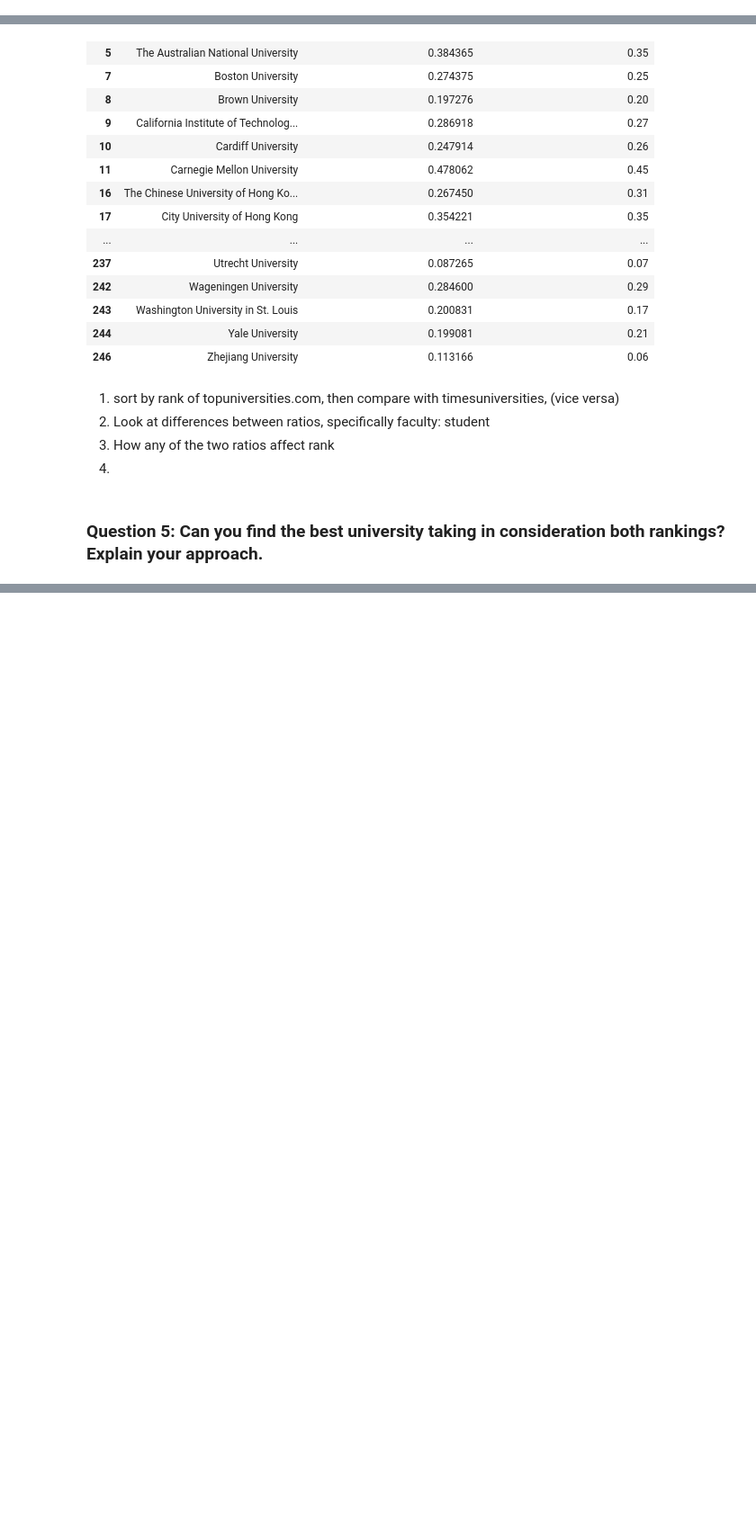
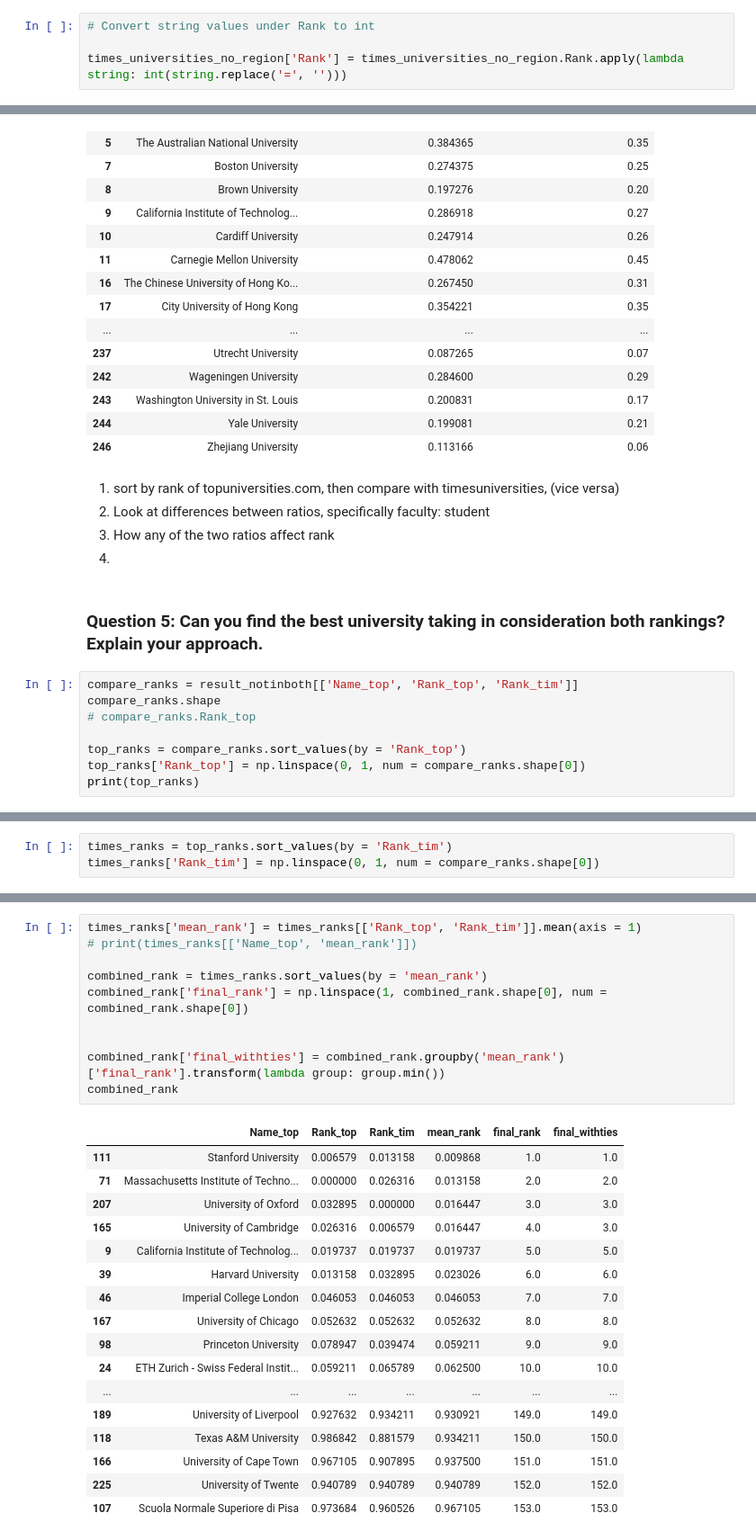
Before and after one commit to justcho5/ADA, a Jupyter notebook: homework02.ipynb, the cells around one changed output, grey strips where cells are left out. Shown at 90% size. Saved outputs shown, nothing was run; the diff lists cells and outputs as text; blank space fills up the shorter version.

```diff
--- a/homework02.ipynb
+++ b/homework02.ipynb
@@ -392,6 +395,10 @@ for i in range(200):
                             'International Students : Total Students': perc_international})
 
 times_universities_no_region = pd.DataFrame.from_dict(rank_list_times)
+# %%
+# Convert string values under Rank to int
+
+times_universities_no_region['Rank'] = times_universities_no_region.Rank.apply(lambda string: int(string.replace('=', '')))
 # %% [markdown]
 This dataset lacks a 'Region' column, but we can add one using the data from the topuniversities ranking.
 # %%
@@ -912,3 +920,11 @@ result_notinboth[['Name_top', 'International Students : Total Students_top','Int
 4.
 # %% [markdown]
 ### Question 5: Can you find the best university taking in consideration both rankings? Explain your approach.
+# %%
+compare_ranks = result_notinboth[['Name_top', 'Rank_top', 'Rank_tim']]
+compare_ranks.shape
+# compare_ranks.Rank_top
+
+top_ranks = compare_ranks.sort_values(by = 'Rank_top')
+top_ranks['Rank_top'] = np.linspace(0, 1, num = compare_ranks.shape[0])
+print(top_ranks)
@@ -914,0 +949,3 @@ result_notinboth[['Name_top', 'International Students : Total Students_top','Int
+# %%
+times_ranks = top_ranks.sort_values(by = 'Rank_tim')
+times_ranks['Rank_tim'] = np.linspace(0, 1, num = compare_ranks.shape[0])
@@ -914,0 +970,28 @@ result_notinboth[['Name_top', 'International Students : Total Students_top','Int
+# %%
+times_ranks['mean_rank'] = times_ranks[['Rank_top', 'Rank_tim']].mean(axis = 1)
+# print(times_ranks[['Name_top', 'mean_rank']])
+
+combined_rank = times_ranks.sort_values(by = 'mean_rank')
+combined_rank['final_rank'] = np.linspace(1, combined_rank.shape[0], num = combined_rank.shape[0])
+
+
+combined_rank['final_withties'] = combined_rank.groupby('mean_rank')['final_rank'].transform(lambda group: group.min())
+combined_rank
+# %% [output]
+|  | Name_top | Rank_top | Rank_tim | mean_rank | final_rank | final_withties |
+| 111 | Stanford University | 0.006579 | 0.013158 | 0.009868 | 1.0 | 1.0 |
+| 71 | Massachusetts Institute of Techno... | 0.000000 | 0.026316 | 0.013158 | 2.0 | 2.0 |
+| 207 | University of Oxford | 0.032895 | 0.000000 | 0.016447 | 3.0 | 3.0 |
+| 165 | University of Cambridge | 0.026316 | 0.006579 | 0.016447 | 4.0 | 3.0 |
+| 9 | California Institute of Technolog... | 0.019737 | 0.019737 | 0.019737 | 5.0 | 5.0 |
+| 39 | Harvard University | 0.013158 | 0.032895 | 0.023026 | 6.0 | 6.0 |
+| 46 | Imperial College London | 0.046053 | 0.046053 | 0.046053 | 7.0 | 7.0 |
+| 167 | University of Chicago | 0.052632 | 0.052632 | 0.052632 | 8.0 | 8.0 |
+| 98 | Princeton University | 0.078947 | 0.039474 | 0.059211 | 9.0 | 9.0 |
+| 24 | ETH Zurich - Swiss Federal Instit... | 0.059211 | 0.065789 | 0.062500 | 10.0 | 10.0 |
+| ... | ... | ... | ... | ... | ... | ... |
+| 189 | University of Liverpool | 0.927632 | 0.934211 | 0.930921 | 149.0 | 149.0 |
+| 118 | Texas A&M University | 0.986842 | 0.881579 | 0.934211 | 150.0 | 150.0 |
+| 166 | University of Cape Town | 0.967105 | 0.907895 | 0.937500 | 151.0 | 151.0 |
+| 225 | University of Twente | 0.940789 | 0.940789 | 0.940789 | 152.0 | 152.0 |
+| 107 | Scuola Normale Superiore di Pisa | 0.973684 | 0.960526 | 0.967105 | 153.0 | 153.0 |
```
Also changed, not shown: parts of 8 cells of this notebook.
